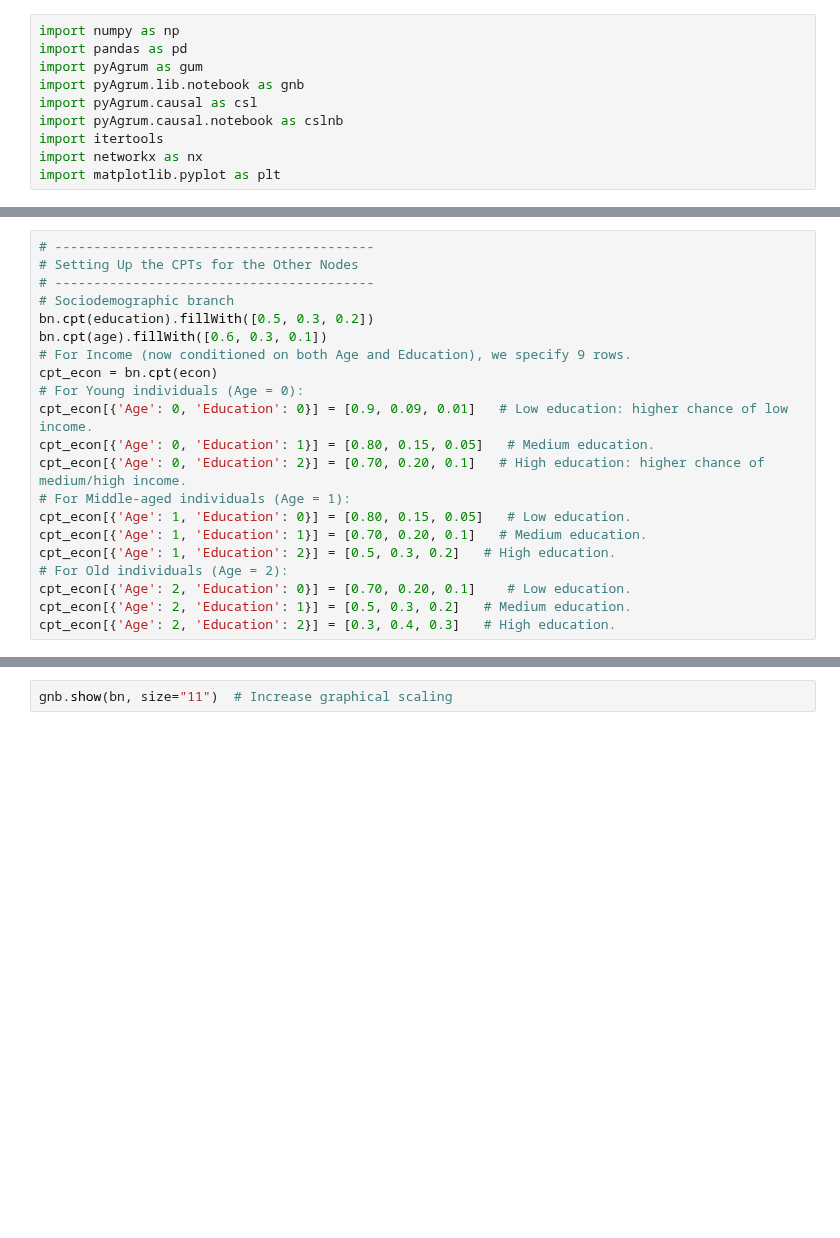
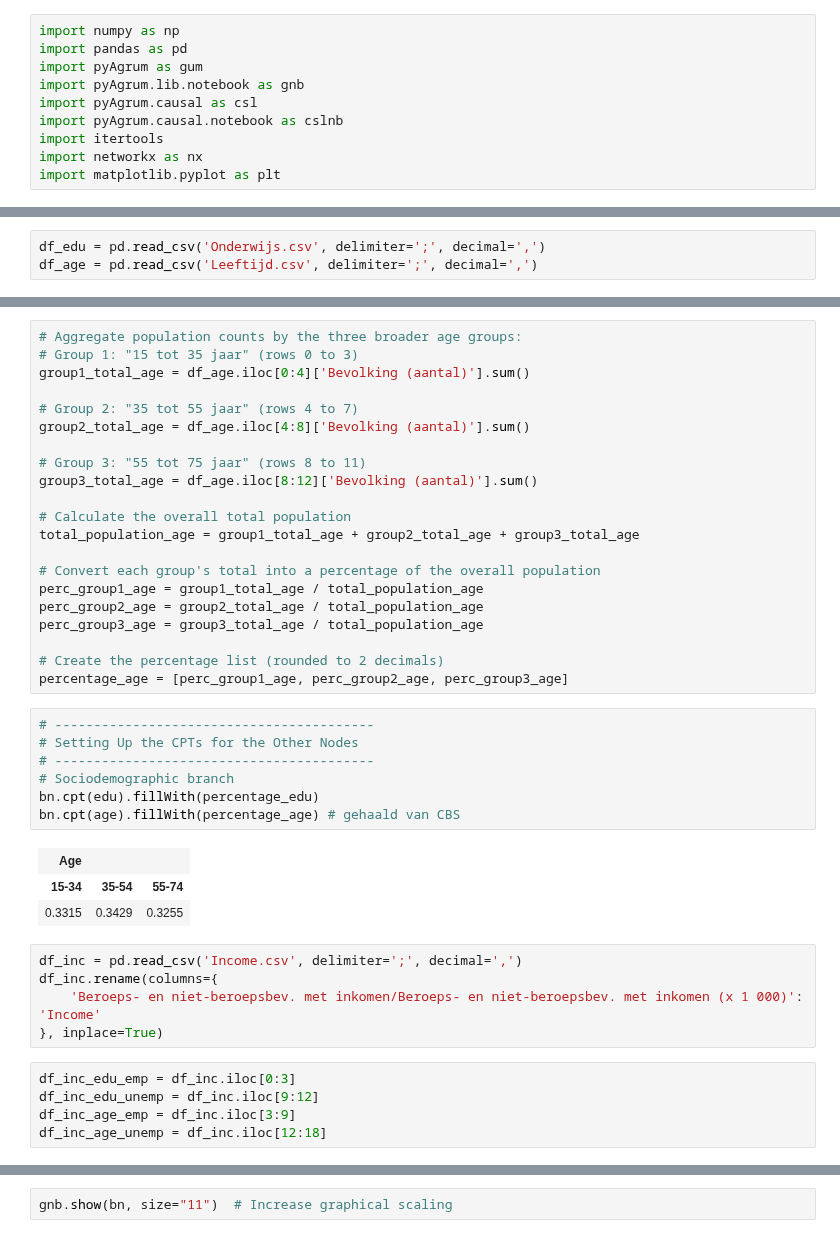
Before and after one commit to ningerdinger/BayesianReasoningLearning, a Jupyter notebook: Assignment1.ipynb, the cells around one changed output, grey strips where cells are left out. Cells and saved outputs as stored; diff of their text form; blank space fills up the shorter version.

```diff
--- a/Assignment1.ipynb
+++ b/Assignment1.ipynb
@@ -59,2 +61,5 @@ bn.addArc(physhealth, depress)
 bn.addArc(genetic, depress)
 bn.addArc(adverse, depress)
+# %%
+df_edu = pd.read_csv('Onderwijs.csv', delimiter=';', decimal=',')
+df_age = pd.read_csv('Leeftijd.csv', delimiter=';', decimal=',')
@@ -61,21 +86,42 @@ bn.addArc(adverse, depress)
+# %%
+# Aggregate population counts by the three broader age groups:
+# Group 1: "15 tot 35 jaar" (rows 0 to 3)
+group1_total_age = df_age.iloc[0:4]['Bevolking (aantal)'].sum()
+
+# Group 2: "35 tot 55 jaar" (rows 4 to 7)
+group2_total_age = df_age.iloc[4:8]['Bevolking (aantal)'].sum()
+
+# Group 3: "55 tot 75 jaar" (rows 8 to 11)
+group3_total_age = df_age.iloc[8:12]['Bevolking (aantal)'].sum()
+
+# Calculate the overall total population
+total_population_age = group1_total_age + group2_total_age + group3_total_age
+
+# Convert each group's total into a percentage of the overall population
+perc_group1_age = group1_total_age / total_population_age
+perc_group2_age = group2_total_age / total_population_age
+perc_group3_age = group3_total_age / total_population_age
+
+# Create the percentage list (rounded to 2 decimals)
+percentage_age = [perc_group1_age, perc_group2_age, perc_group3_age]
 # %%
 # -----------------------------------------
 # Setting Up the CPTs for the Other Nodes
 # -----------------------------------------
 # Sociodemographic branch
-bn.cpt(education).fillWith([0.5, 0.3, 0.2])
-bn.cpt(age).fillWith([0.6, 0.3, 0.1])
-# For Income (now conditioned on both Age and Education), we specify 9 rows.
-cpt_econ = bn.cpt(econ)
-# For Young individuals (Age = 0):
-cpt_econ[{'Age': 0, 'Education': 0}] = [0.9, 0.09, 0.01]   # Low education: higher chance of low income.
-cpt_econ[{'Age': 0, 'Education': 1}] = [0.80, 0.15, 0.05]   # Medium education.
-cpt_econ[{'Age': 0, 'Education': 2}] = [0.70, 0.20, 0.1]   # High education: higher chance of medium/high income.
-# For Middle-aged individuals (Age = 1):
-cpt_econ[{'Age': 1, 'Education': 0}] = [0.80, 0.15, 0.05]   # Low education.
-cpt_econ[{'Age': 1, 'Education': 1}] = [0.70, 0.20, 0.1]   # Medium education.
-cpt_econ[{'Age': 1, 'Education': 2}] = [0.5, 0.3, 0.2]   # High education.
-# For Old individuals (Age = 2):
-cpt_econ[{'Age': 2, 'Education': 0}] = [0.70, 0.20, 0.1]    # Low education.
-cpt_econ[{'Age': 2, 'Education': 1}] = [0.5, 0.3, 0.2]   # Medium education.
-cpt_econ[{'Age': 2, 'Education': 2}] = [0.3, 0.4, 0.3]   # High education.
+bn.cpt(edu).fillWith(percentage_edu)
+bn.cpt(age).fillWith(percentage_age) # gehaald van CBS
+# %% [output]
+| Age |  |  |
+| 15-34 | 35-54 | 55-74 |
+| 0.3315 | 0.3429 | 0.3255 |
+# %%
+df_inc = pd.read_csv('Income.csv', delimiter=';', decimal=',')
+df_inc.rename(columns={
+    'Beroeps- en niet-beroepsbev. met inkomen/Beroeps- en niet-beroepsbev. met inkomen (x 1 000)': 'Income'
+}, inplace=True)
+# %%
+df_inc_edu_emp = df_inc.iloc[0:3]
+df_inc_edu_unemp = df_inc.iloc[9:12]
+df_inc_age_emp = df_inc.iloc[3:9]
+df_inc_age_unemp = df_inc.iloc[12:18]
```
Also changed, not shown: parts of 14 cells of this notebook, 3 other files.
